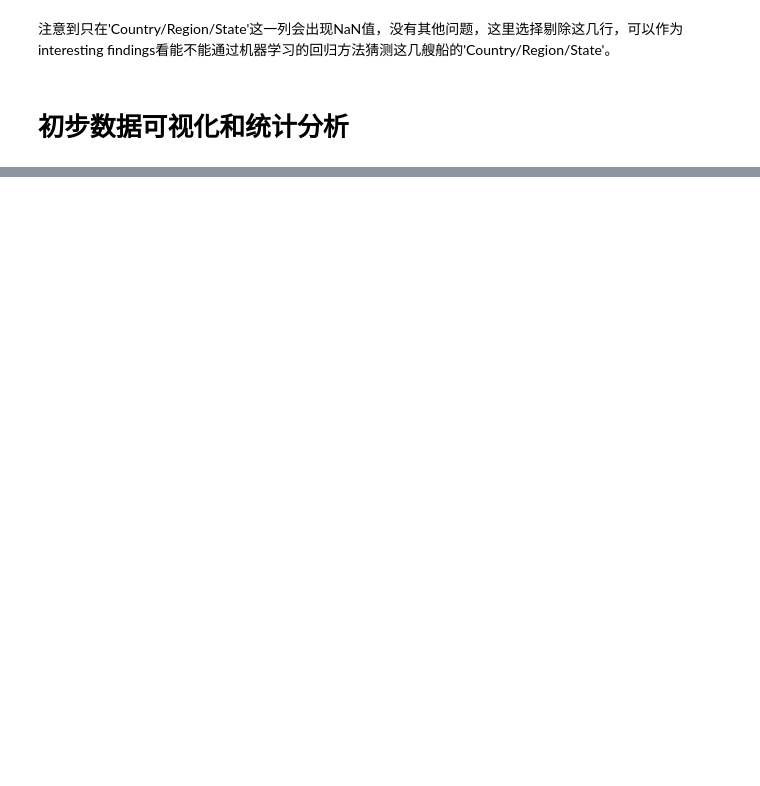
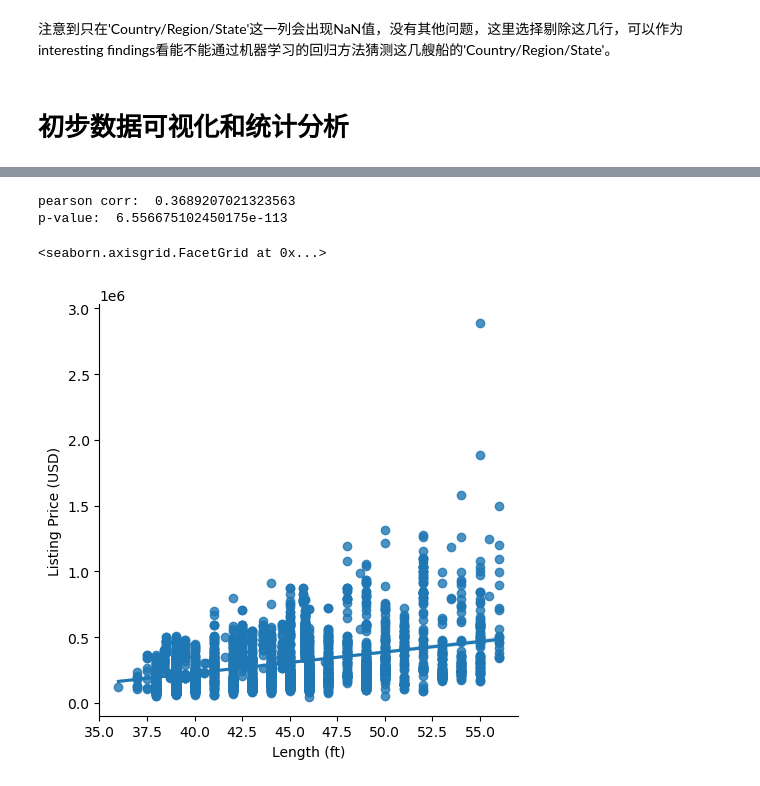
Before and after one commit to Mathematical-Jedi/2023-International-Mathematical-Model, a Jupyter notebook: data_preprocessing.ipynb, the cells around one changed output, grey strips where cells are left out. Saved outputs shown, nothing was run; the diff lists cells and outputs as text; code cells hidden in the pictures; blank space fills up the shorter version.

```diff
--- a/data_preprocessing.ipynb
+++ b/data_preprocessing.ipynb
@@ -47,0 +95,12 @@ df_cleaned.to_excel('./data/2023_MCM_Problem_Y_Boats_cleaned.xlsx')
+# %%
+r = pearsonr(df_cleaned['Length (ft)'],df_cleaned['Listing Price (USD)'])
+print("pearson corr: ", r[0])
+print("p-value: ", r[1])
+# %% [output]
+pearson corr:  0.3689207021323563
+p-value:  6.556675102450175e-113
+# %%
+sns.lmplot(data=df_cleaned,x='Length (ft)',y='Listing Price (USD)')
+# %% [output]
+<seaborn.axisgrid.FacetGrid at 0x...>
+[figure, added]
```
Also changed, not shown: parts of 16 cells of this notebook.
